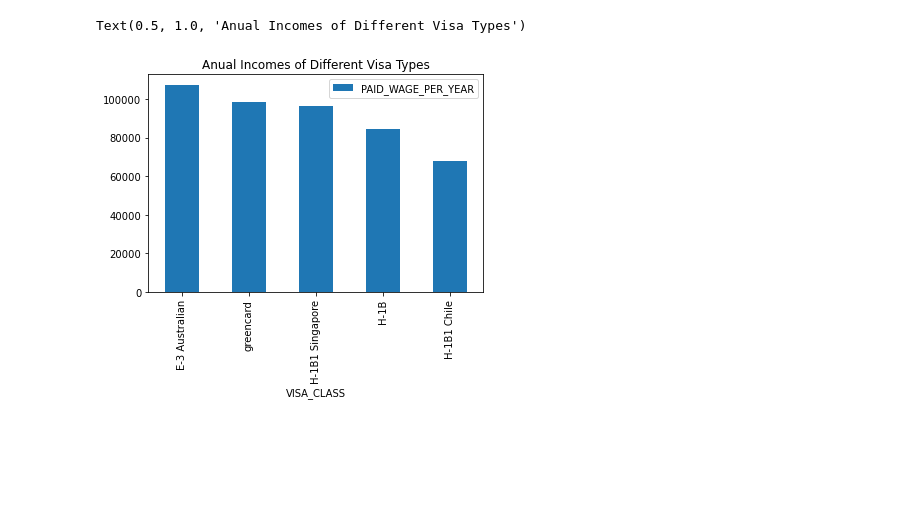
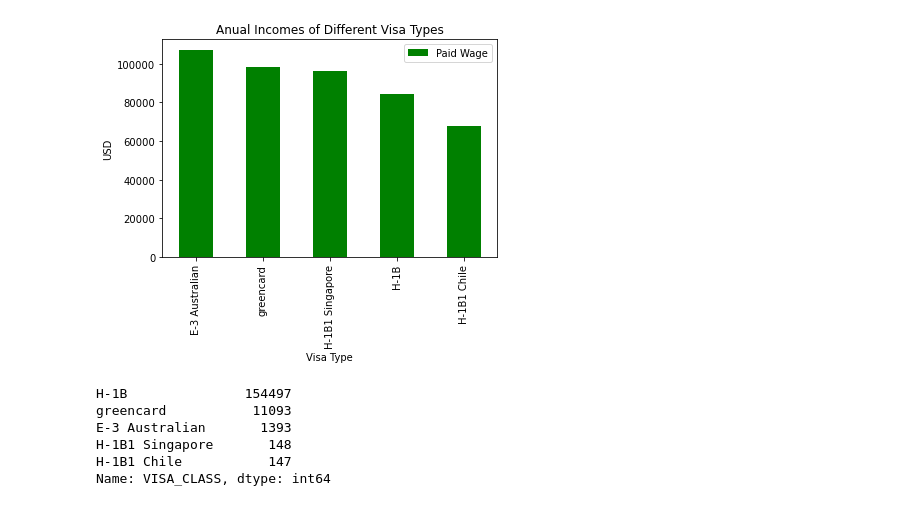
Before and after one commit to vu13/DS311GroupProject, a Jupyter notebook: Visa_Type_and_Income.ipynb, the cells around one changed output. Drawn from its saved outputs; the diff is of its cells as text; code cells hidden in the pictures; blank space fills up the shorter version.

```diff
--- a/Visa_Type_and_Income.ipynb
+++ b/Visa_Type_and_Income.ipynb
@@ -15,8 +15,17 @@ visa_sort_df = salaries_df.groupby('VISA_CLASS').mean().sort_values(by="PAID_WAG
 visa_sort_df = visa_sort_df.reset_index()
 # %%
 #Lets also create a plot to have a visual perspective:
-visa_sort_df.head().plot(x ='VISA_CLASS', y='PAID_WAGE_PER_YEAR'
-                                            , kind = 'bar').set_title("Anual Incomes of Different Visa Types")
+visa_sort_df.head().plot(x ='VISA_CLASS', y='PAID_WAGE_PER_YEAR', kind = 'bar',
+                     ylabel="USD", xlabel="Visa Type",    label="Paid Wage", color="g").set_title("Anual Incomes of Different Visa Types")
+plt.show()
 # %% [output]
-Text(0.5, 1.0, 'Anual Incomes of Different Visa Types')
-[figure, old version]
+[figure, new version]
+# %%
+salaries_df["VISA_CLASS"].value_counts()
+# %% [output]
+H-1B               154497
+greencard           11093
+E-3 Australian       1393
+H-1B1 Singapore       148
+H-1B1 Chile           147
+Name: VISA_CLASS, dtype: int64
```
Also changed, not shown: parts of 3 cells of this notebook.
